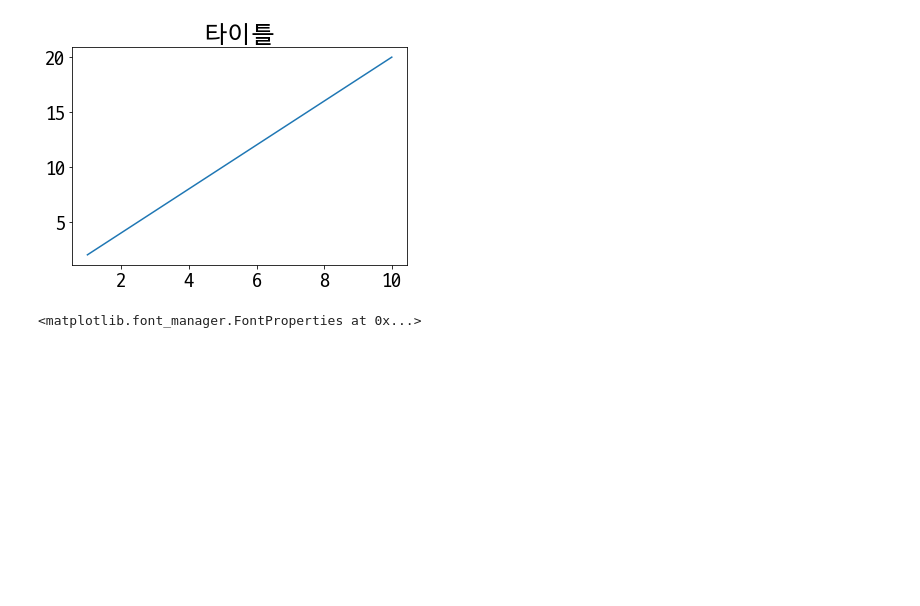
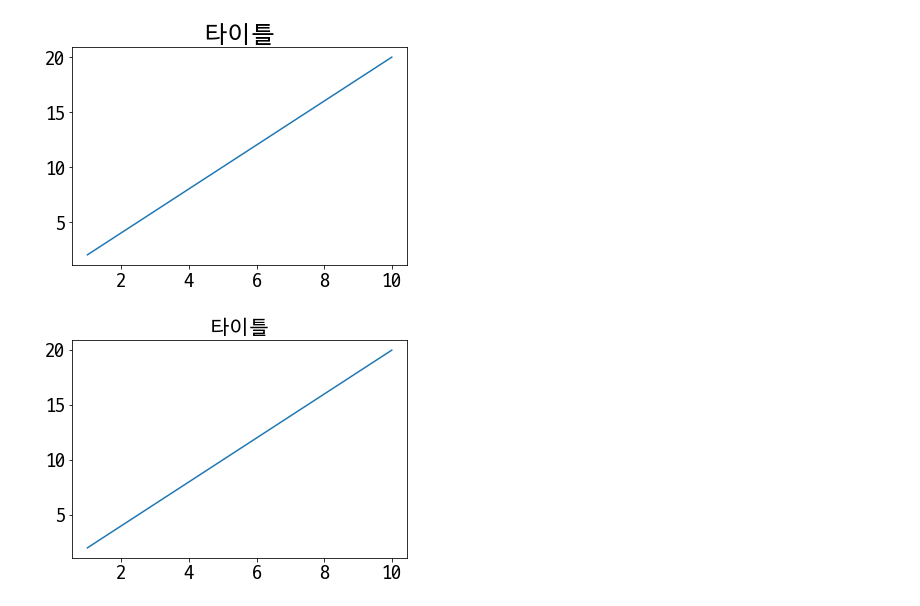
Before and after one commit to RlxDn/Bigdata, a Jupyter notebook: 30_데이터시각화/02_Line Plot.ipynb, the cells around one changed output. Drawn from its saved outputs; the diff is of its cells as text; code cells hidden in the pictures; blank space fills up the shorter version.

```diff
--- a/30_데이터시각화/02_Line Plot.ipynb
+++ b/30_데이터시각화/02_Line Plot.ipynb
@@ -224,8 +225,8 @@ D2Coding /usr/share/fonts/TTF/D2Coding.ttc
 D2Coding ligature /usr/share/fonts/TTF/D2CodingLigature.ttc
 # %%
 # 1. 전역으로 설정하기
-plt.rcParams['font.family'] = 'D2Coding'
-plt.rcParams['font.size'] = 20
+# plt.rcParams['font.family'] = 'D2Coding'
+# plt.rcParams['font.size'] = 20
 plt.plot(x, y)
 plt.title('타이틀')
 plt.show()
@@ -234,6 +235,8 @@ plt.show()
 # %%
 # 2. 특정 텍스트에만 설정하기
 fp = font_manager.FontProperties(fname=r'/usr/share/fonts/TTF/D2Coding.ttc')
-fp
+plt.plot(x, y)
+plt.title('타이틀', fontproperties=fp)
+plt.show()
 # %% [output]
-<matplotlib.font_manager.FontProperties at 0x...>
+[figure, added]
```
Also changed, not shown: parts of 25 cells of this notebook, 2 other files.
